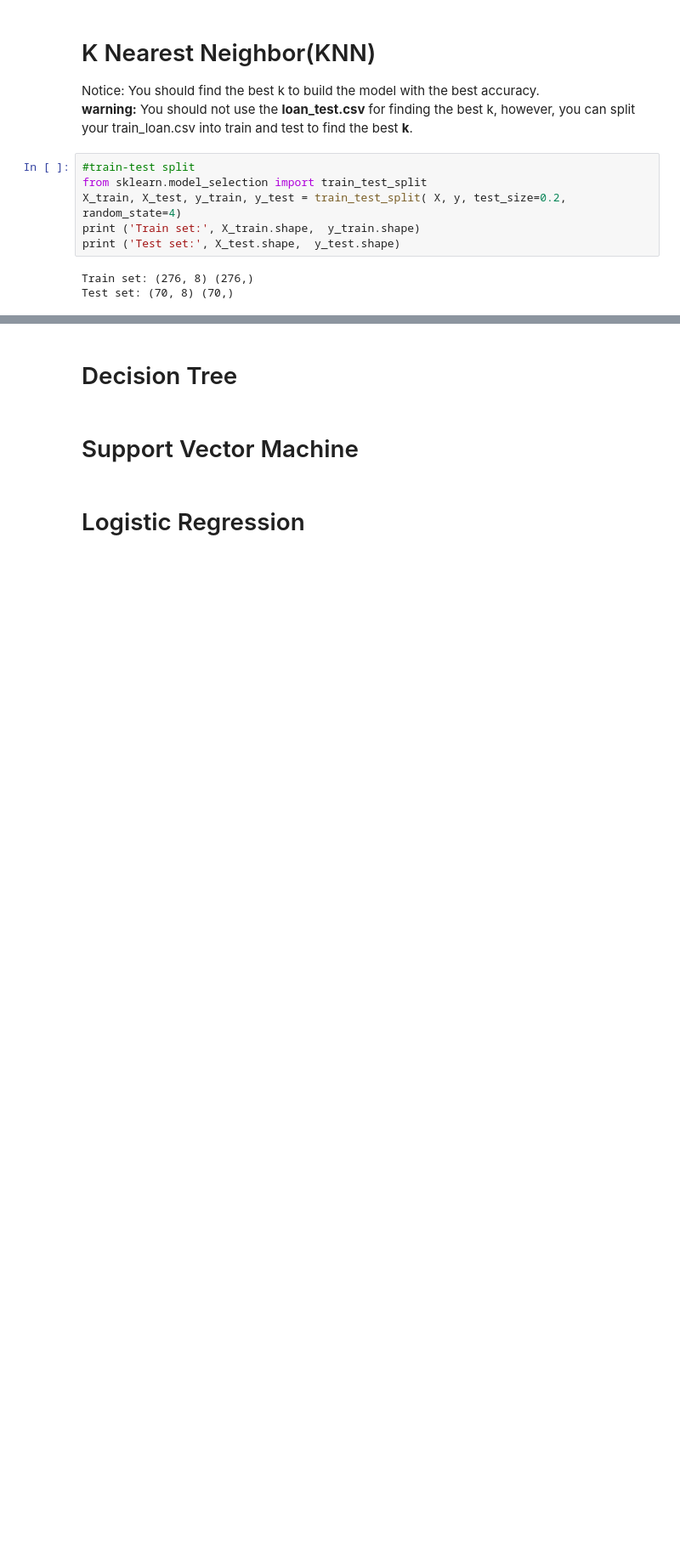
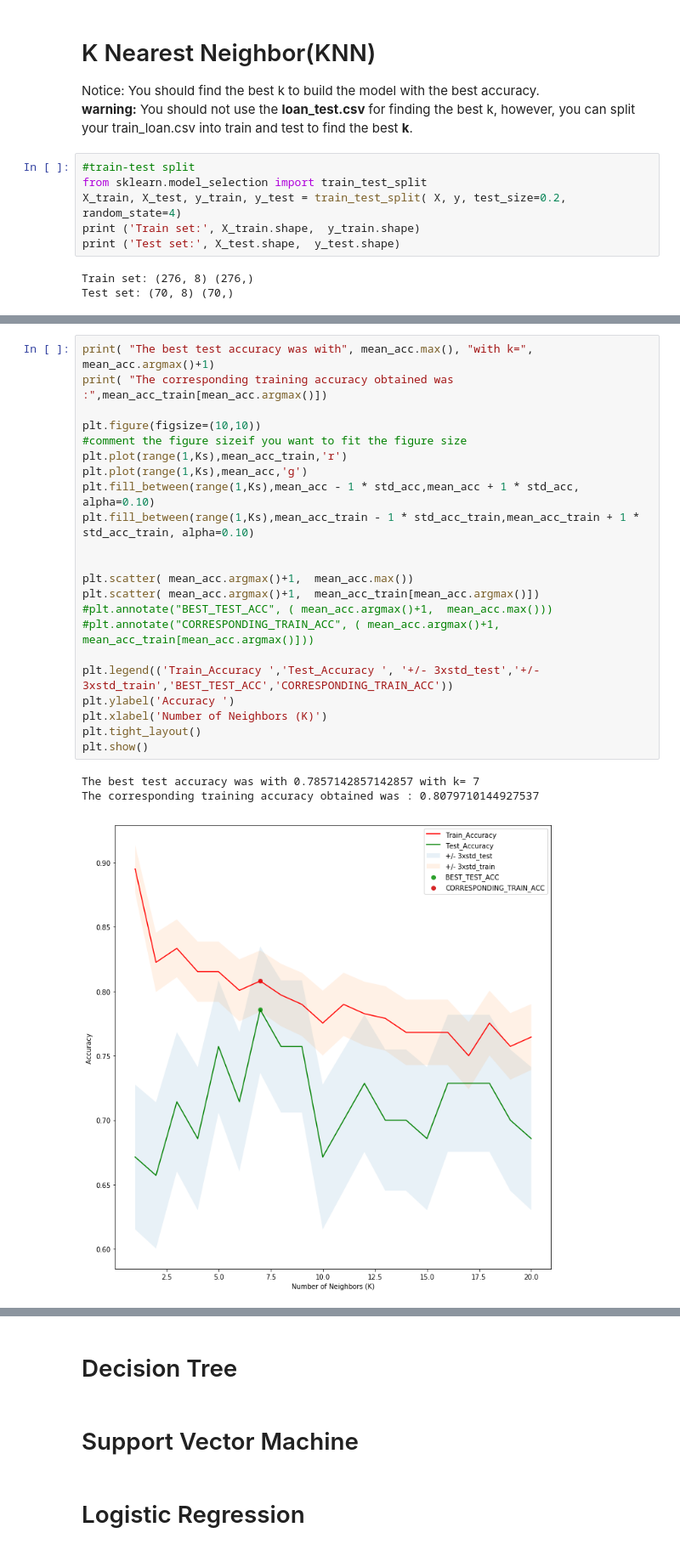
Before and after one commit to khanfarhan10/coursera-ml-capstone-project, a Jupyter notebook: ML_Project.ipynb, the cells around one changed output, grey strips where cells are left out. Shown: that part at 85% size. Cells and saved outputs as stored; diff of their text form; blank space fills up the shorter version.

```diff
--- a/ML_Project.ipynb
+++ b/ML_Project.ipynb
@@ -352,0 +364,26 @@ plt.show()
+# %%
+print( "The best test accuracy was with", mean_acc.max(), "with k=", mean_acc.argmax()+1)
+print( "The corresponding training accuracy obtained was :",mean_acc_train[mean_acc.argmax()])
+
+plt.figure(figsize=(10,10))
+#comment the figure sizeif you want to fit the figure size
+plt.plot(range(1,Ks),mean_acc_train,'r')
+plt.plot(range(1,Ks),mean_acc,'g')
+plt.fill_between(range(1,Ks),mean_acc - 1 * std_acc,mean_acc + 1 * std_acc, alpha=0.10)
+plt.fill_between(range(1,Ks),mean_acc_train - 1 * std_acc_train,mean_acc_train + 1 * std_acc_train, alpha=0.10)
+
+
+plt.scatter( mean_acc.argmax()+1,  mean_acc.max())
+plt.scatter( mean_acc.argmax()+1,  mean_acc_train[mean_acc.argmax()])
+#plt.annotate("BEST_TEST_ACC", ( mean_acc.argmax()+1,  mean_acc.max()))
+#plt.annotate("CORRESPONDING_TRAIN_ACC", ( mean_acc.argmax()+1,  mean_acc_train[mean_acc.argmax()]))
+
+plt.legend(('Train_Accuracy ','Test_Accuracy ', '+/- 3xstd_test','+/- 3xstd_train','BEST_TEST_ACC','CORRESPONDING_TRAIN_ACC'))
+plt.ylabel('Accuracy ')
+plt.xlabel('Number of Neighbors (K)')
+plt.tight_layout()
+plt.show()
+# %% [output]
+The best test accuracy was with 0.7857142857142857 with k= 7
+The corresponding training accuracy obtained was : 0.8079710144927537
+[figure, added]
```
Also changed, not shown: parts of 11 cells of this notebook.
